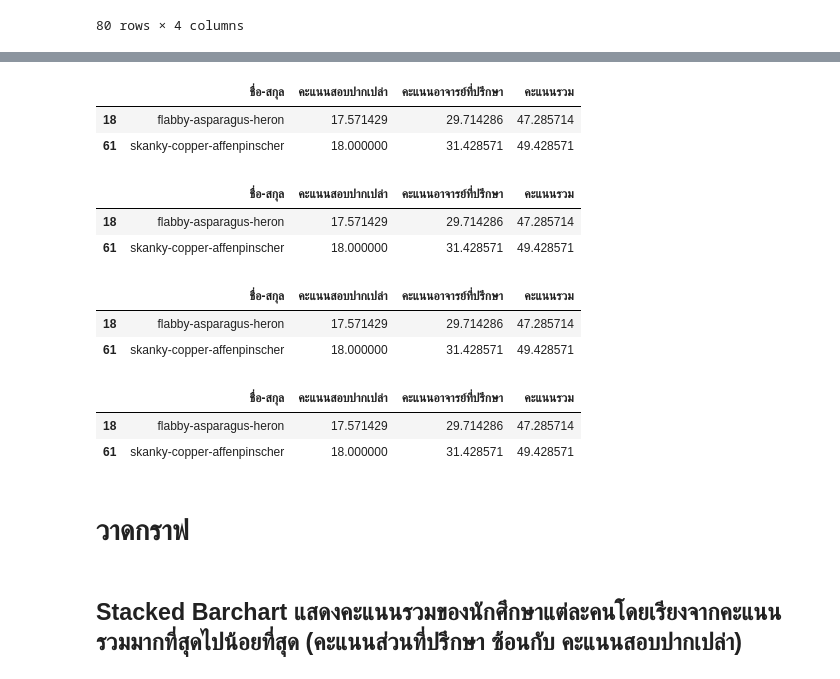
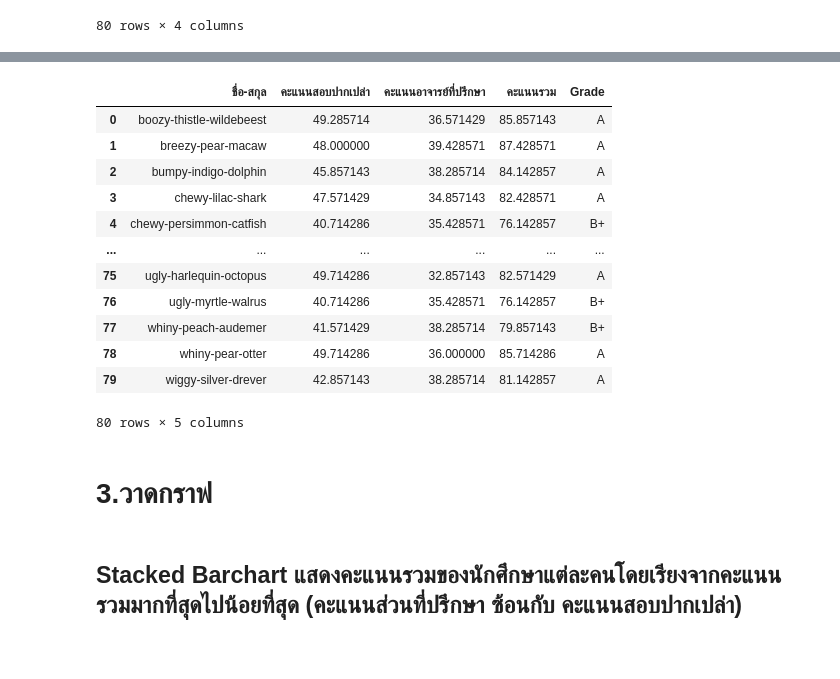
Before and after one commit to nannthd/BasicProg_DataViz65, a Jupyter notebook: DataViz65_Final.ipynb, the cells around one changed output, grey strips where cells are left out. Cells and saved outputs as stored; diff of their text form; code cells hidden in the pictures; blank space fills up the shorter version.

```diff
--- a/DataViz65_Final.ipynb
+++ b/DataViz65_Final.ipynb
@@ -1034,28 +972,0 @@ Cplus
-# %%
-C = mydata[(mydata['คะแนนรวม']< 65)]
-C
-# %% [output]
-|  | ชื่อ-สกุล | คะแนนสอบปากเปล่า | คะแนนอาจารย์ที่ปรึกษา | คะแนนรวม |
-| 18 | flabby-asparagus-heron | 17.571429 | 29.714286 | 47.285714 |
-| 61 | skanky-copper-affenpinscher | 18.000000 | 31.428571 | 49.428571 |
-# %%
-Dplus = mydata[(mydata['คะแนนรวม']< 60)]
-Dplus
-# %% [output]
-|  | ชื่อ-สกุล | คะแนนสอบปากเปล่า | คะแนนอาจารย์ที่ปรึกษา | คะแนนรวม |
-| 18 | flabby-asparagus-heron | 17.571429 | 29.714286 | 47.285714 |
-| 61 | skanky-copper-affenpinscher | 18.000000 | 31.428571 | 49.428571 |
-# %%
-D = mydata[(mydata['คะแนนรวม']< 55)]
-D
-# %% [output]
-|  | ชื่อ-สกุล | คะแนนสอบปากเปล่า | คะแนนอาจารย์ที่ปรึกษา | คะแนนรวม |
-| 18 | flabby-asparagus-heron | 17.571429 | 29.714286 | 47.285714 |
-| 61 | skanky-copper-affenpinscher | 18.000000 | 31.428571 | 49.428571 |
-# %%
-F = mydata[(mydata['คะแนนรวม']< 50)]
-F
-# %% [output]
-|  | ชื่อ-สกุล | คะแนนสอบปากเปล่า | คะแนนอาจารย์ที่ปรึกษา | คะแนนรวม |
-| 18 | flabby-asparagus-heron | 17.571429 | 29.714286 | 47.285714 |
-| 61 | skanky-copper-affenpinscher | 18.000000 | 31.428571 | 49.428571 |
@@ -1062,5 +983,21 @@ F
+# %%
+mydata
+# %% [output]
+|  | ชื่อ-สกุล | คะแนนสอบปากเปล่า | คะแนนอาจารย์ที่ปรึกษา | คะแนนรวม | Grade |
+| 0 | boozy-thistle-wildebeest | 49.285714 | 36.571429 | 85.857143 | A |
+| 1 | breezy-pear-macaw | 48.000000 | 39.428571 | 87.428571 | A |
+| 2 | bumpy-indigo-dolphin | 45.857143 | 38.285714 | 84.142857 | A |
+| 3 | chewy-lilac-shark | 47.571429 | 34.857143 | 82.428571 | A |
+| 4 | chewy-persimmon-catfish | 40.714286 | 35.428571 | 76.142857 | B+ |
+| ... | ... | ... | ... | ... | ... |
+| 75 | ugly-harlequin-octopus | 49.714286 | 32.857143 | 82.571429 | A |
+| 76 | ugly-myrtle-walrus | 40.714286 | 35.428571 | 76.142857 | B+ |
+| 77 | whiny-peach-audemer | 41.571429 | 38.285714 | 79.857143 | B+ |
+| 78 | whiny-pear-otter | 49.714286 | 36.000000 | 85.714286 | A |
+| 79 | wiggy-silver-drever | 42.857143 | 38.285714 | 81.142857 | A |
+80 rows × 5 columns
 # %% [markdown]
-# วาดกราฟ
+# 3.วาดกราฟ
 # %% [markdown]
 ## Stacked Barchart แสดงคะแนนรวมของนักศึกษาแต่ละคนโดยเรียงจากคะแนนรวมมากที่สุดไปน้อยที่สุด (คะแนนส่วนที่ปรึกษา ซ้อนกับ คะแนนสอบปากเปล่า)
 # %%
```
Also changed, not shown: parts of 21 cells of this notebook.
